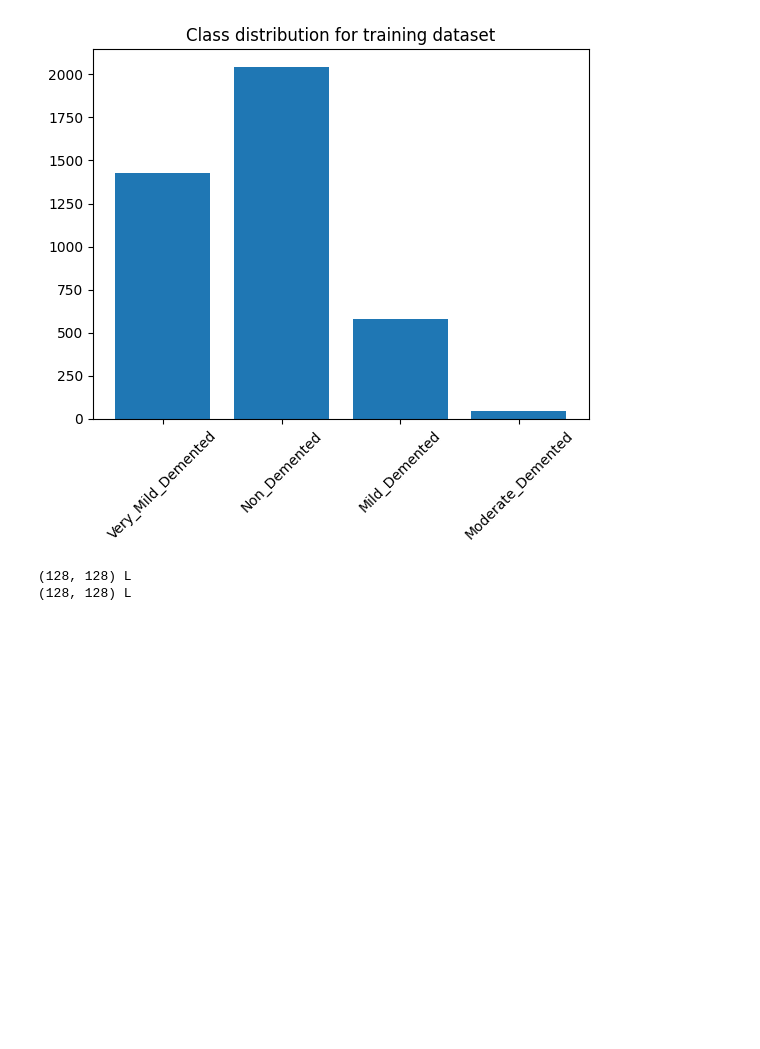
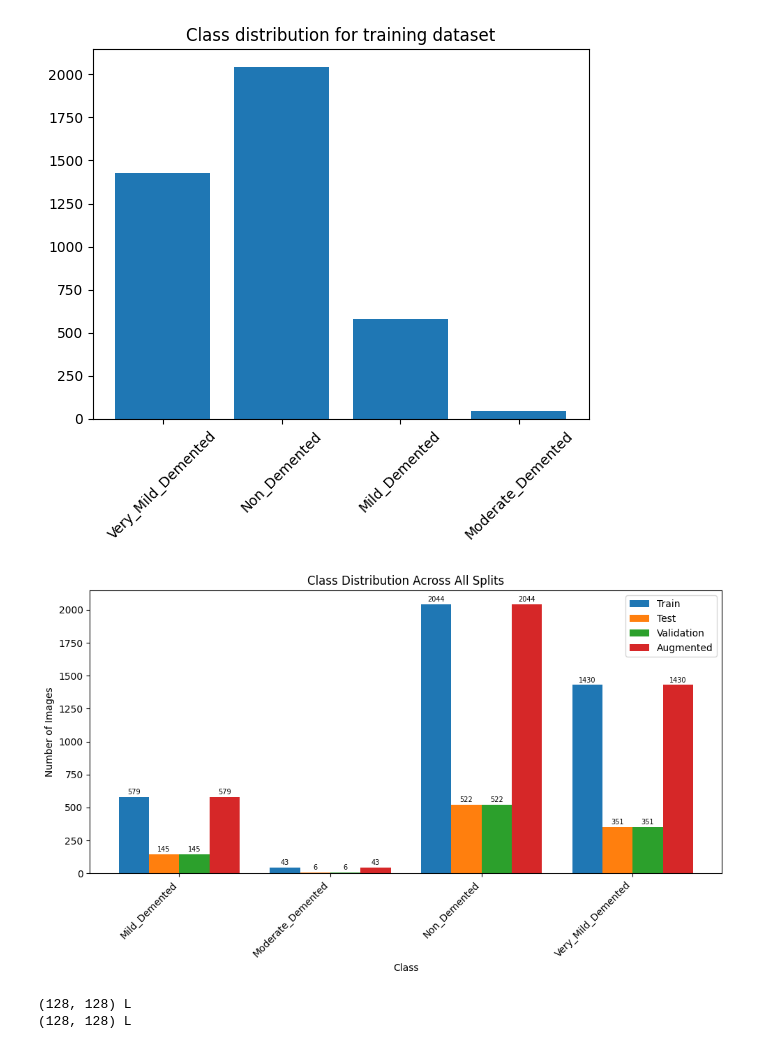
Before and after one commit to Newinacode/ML-Alzheimer-disease, a Jupyter notebook: eda.ipynb, the cells around one changed output. Drawn from its saved outputs; the diff is of its cells as text; code cells hidden in the pictures; blank space fills up the shorter version.

```diff
--- a/eda.ipynb
+++ b/eda.ipynb
@@ -40,6 +40,9 @@ Dataset({
 })
 # %%
 train = dataset["train"]
+aug = dataset["aug"]
+valid = dataset["valid"]
+test = dataset["valid"]
 # %%
 # d contains all the dataset for train data with images and it's label
 # d[0] -> first data ["image"] displaying image as its describe above each data members in dataset is array of ['image' and 'label']
@@ -102,6 +105,49 @@ plt.show()
 # 2nd EDA - Mean and Variance Image
 # Here we pick global mean and variance rather than classwise to see dataset quality and alignment of image are brain MRI is aligned in same
 # axis left right center
+# %%
+splits = {"Train": train, "Test": test, "Validation": valid, "Augmented": aug}
+class_names = train.features["label"].names
+
+rows = []
+for name in class_names:
+    row = {"Class": name}
+    for split_name, split_data in splits.items():
+        label_cnt = Counter(split_data["label"])
+        class_idx = class_names.index(name)
+        row[split_name] = label_cnt.get(class_idx, 0)
+    rows.append(row)
+
+df = pd.DataFrame(rows)
+# %%
+# plotting grouped bar chart
+x = np.arange(len(class_names))
+width = 0.2
+
+fig, ax = plt.subplots(figsize=(10, 6))
+
+ax.bar(x - 1.5*width, df["Train"], width, label="Train")
+ax.bar(x - 0.5*width, df["Test"], width, label="Test")
+ax.bar(x + 0.5*width, df["Validation"], width, label="Validation")
+ax.bar(x + 1.5*width, df["Augmented"], width, label="Augmented")
+
+# adding count labels on top of each bar
+for i, split_name in enumerate(["Train", "Test", "Validation", "Augmented"]):
+    offset = (i - 1.5) * width
+    for j, val in enumerate(df[split_name]):
+        ax.text(j + offset, val + 20, str(val), ha='center', fontsize=7)
+
+ax.set_xlabel("Class")
+ax.set_ylabel("Number of Images")
+ax.set_title("Class Distribution Across All Splits")
+ax.set_xticks(x)
+ax.set_xticklabels(class_names, rotation=45, ha='right')
+ax.legend()
+
+plt.tight_layout()
+plt.show()
+# %% [output]
+[figure, added]
 # %%
 # extracting all the images from dataset
 # %%
```
Also changed, not shown: parts of 1 cell of this notebook, 1 other file.
